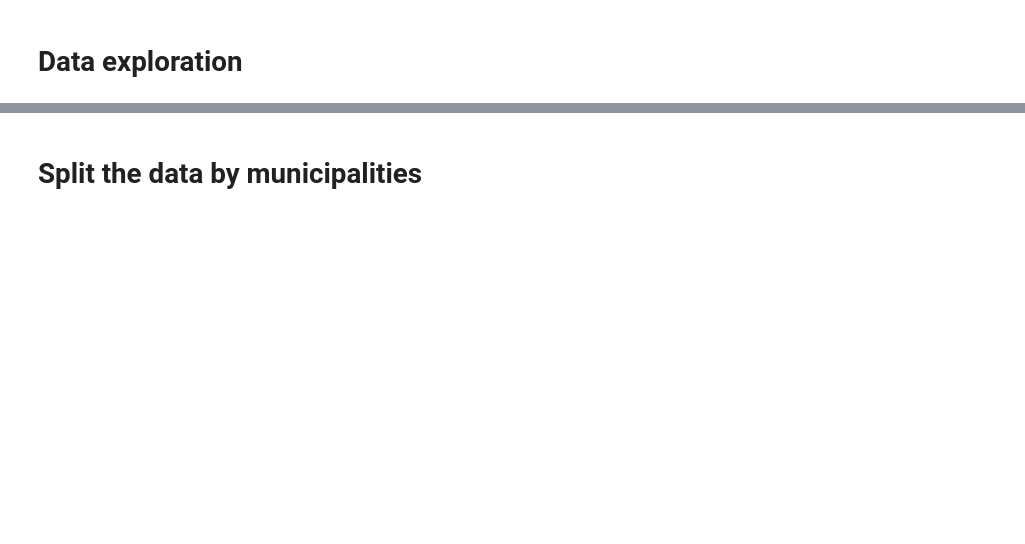
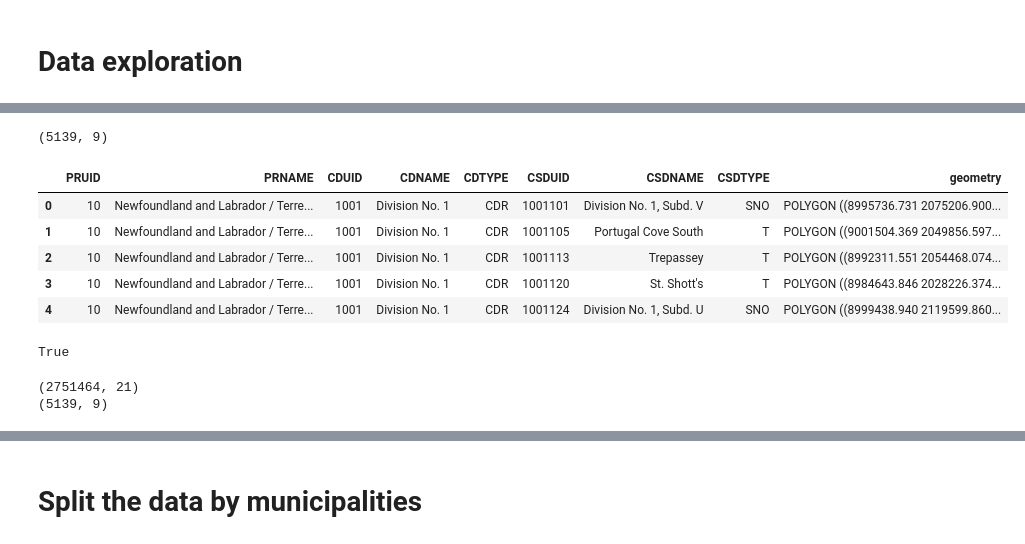
Before and after one commit to rennydoig/ssc22-case-comp, a Jupyter notebook: sonny_dir/A10_data_processing.ipynb, the cells around one changed output, grey strips where cells are left out. Saved outputs shown, nothing was run; the diff lists cells and outputs as text; code cells hidden in the pictures; blank space fills up the shorter version.

```diff
--- a/sonny_dir/A10_data_processing.ipynb
+++ b/sonny_dir/A10_data_processing.ipynb
@@ -30,0 +47,22 @@ data.plot()
+# %%
+# census subdivisions == Municipalities. Categorized by CSDUID, CSDNAME
+
+muni = gpd.read_file('./boundaries/statcan-census-subdivision/')
+print(muni.shape)
+muni.head(5)
+# %% [output]
+(5139, 9)
+|  | PRUID | PRNAME | CDUID | CDNAME | CDTYPE | CSDUID | CSDNAME | CSDTYPE | geometry |
+| 0 | 10 | Newfoundland and Labrador / Terre... | 1001 | Division No. 1 | CDR | 1001101 | Division No. 1, Subd. V | SNO | POLYGON ((8995736.731 2075206.900... |
+| 1 | 10 | Newfoundland and Labrador / Terre... | 1001 | Division No. 1 | CDR | 1001105 | Portugal Cove South | T | POLYGON ((9001504.369 2049856.597... |
+| 2 | 10 | Newfoundland and Labrador / Terre... | 1001 | Division No. 1 | CDR | 1001113 | Trepassey | T | POLYGON ((8992311.551 2054468.074... |
+| 3 | 10 | Newfoundland and Labrador / Terre... | 1001 | Division No. 1 | CDR | 1001120 | St. Shott's | T | POLYGON ((8984643.846 2028226.374... |
+| 4 | 10 | Newfoundland and Labrador / Terre... | 1001 | Division No. 1 | CDR | 1001124 | Division No. 1, Subd. U | SNO | POLYGON ((8999438.940 2119599.860... |
+# %%
+# match the crs (coordinate reference system)
+
+muni = muni.to_crs(4326)
+data = data.to_crs(4326)
+muni.crs == data.crs
+# %% [output]
+True
@@ -30,0 +76,10 @@ data.plot()
+# %%
+# Perform spatial join using .sjoin() to group the original data by the census subdivision.
+
+print(data.shape) # 2751464 rows
+print(muni.shape) # 5139 rows
+
+# Therefore, we must have 5139 rows after the join
+# %% [output]
+(2751464, 21)
+(5139, 9)
```
Also changed, not shown: parts of 23 cells of this notebook, 4 other files.
